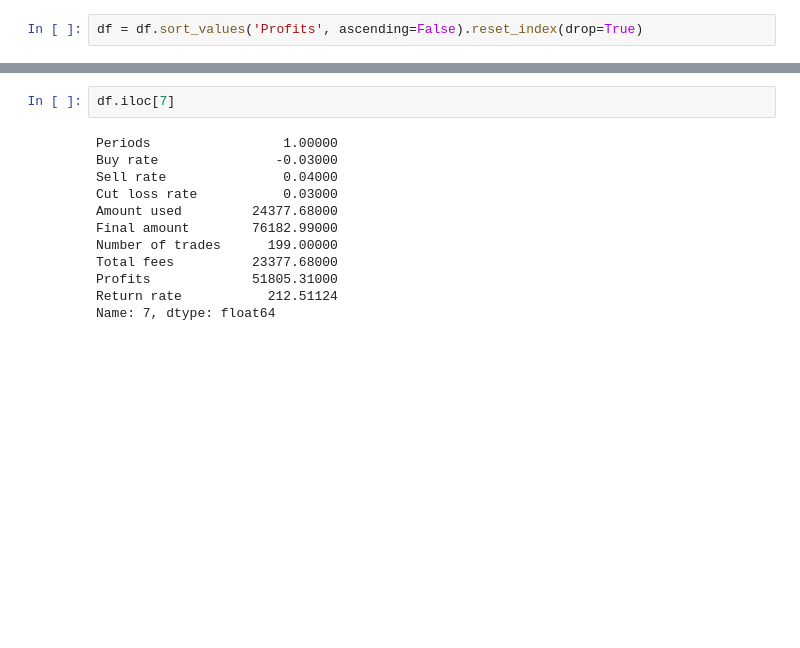
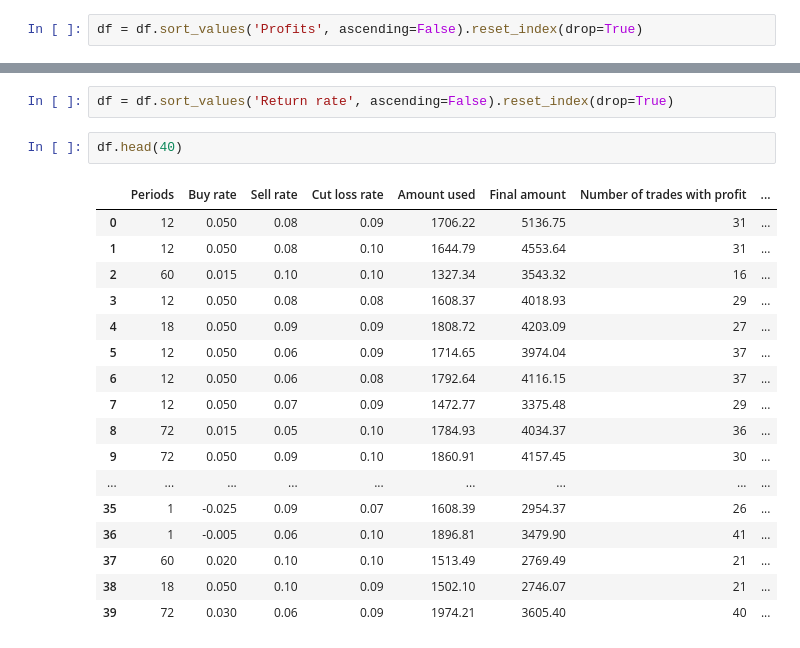
Before and after one commit to luisesanmartin/crypto-ML, a Jupyter notebook: scripts/notebooks/check-simulation-symbols.ipynb, the cells around one changed output, grey strips where cells are left out. Drawn from its saved outputs; the diff is of its cells as text; blank space fills up the shorter version.

```diff
--- a/scripts/notebooks/check-simulation-symbols.ipynb
+++ b/scripts/notebooks/check-simulation-symbols.ipynb
@@ -35,14 +35,22 @@ df.head(20)
-# %%
-df.iloc[7]
-# %% [output]
-Periods                 1.00000
-Buy rate               -0.03000
-Sell rate               0.04000
-Cut loss rate           0.03000
-Amount used         24377.68000
-Final amount        76182.99000
-Number of trades      199.00000
-Total fees          23377.68000
-Profits             51805.31000
-Return rate           212.51124
-Name: 7, dtype: float64
+# %%
+df = df.sort_values('Return rate', ascending=False).reset_index(drop=True)
+# %%
+df.head(40)
+# %% [output]
+|  | Periods | Buy rate | Sell rate | Cut loss rate | Amount used | Final amount | Number of trades with profit | ... |
+| 0 | 12 | 0.050 | 0.08 | 0.09 | 1706.22 | 5136.75 | 31 | ... |
+| 1 | 12 | 0.050 | 0.08 | 0.10 | 1644.79 | 4553.64 | 31 | ... |
+| 2 | 60 | 0.015 | 0.10 | 0.10 | 1327.34 | 3543.32 | 16 | ... |
+| 3 | 12 | 0.050 | 0.08 | 0.08 | 1608.37 | 4018.93 | 29 | ... |
+| 4 | 18 | 0.050 | 0.09 | 0.09 | 1808.72 | 4203.09 | 27 | ... |
+| 5 | 12 | 0.050 | 0.06 | 0.09 | 1714.65 | 3974.04 | 37 | ... |
+| 6 | 12 | 0.050 | 0.06 | 0.08 | 1792.64 | 4116.15 | 37 | ... |
+| 7 | 12 | 0.050 | 0.07 | 0.09 | 1472.77 | 3375.48 | 29 | ... |
+| 8 | 72 | 0.015 | 0.05 | 0.10 | 1784.93 | 4034.37 | 36 | ... |
+| 9 | 72 | 0.050 | 0.09 | 0.10 | 1860.91 | 4157.45 | 30 | ... |
+| ... | ... | ... | ... | ... | ... | ... | ... | ... |
+| 35 | 1 | -0.025 | 0.09 | 0.07 | 1608.39 | 2954.37 | 26 | ... |
+| 36 | 1 | -0.005 | 0.06 | 0.10 | 1896.81 | 3479.90 | 41 | ... |
+| 37 | 60 | 0.020 | 0.10 | 0.10 | 1513.49 | 2769.49 | 21 | ... |
+| 38 | 18 | 0.050 | 0.10 | 0.09 | 1502.10 | 2746.07 | 21 | ... |
+| 39 | 72 | 0.030 | 0.06 | 0.09 | 1974.21 | 3605.40 | 40 | ... |
```
Also changed, not shown: parts of 1 cell of this notebook, 2 other files.
